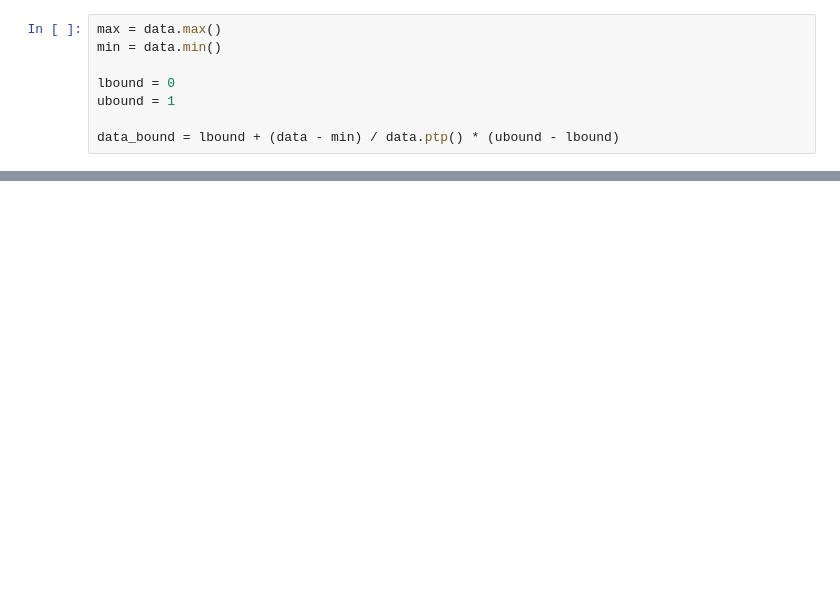
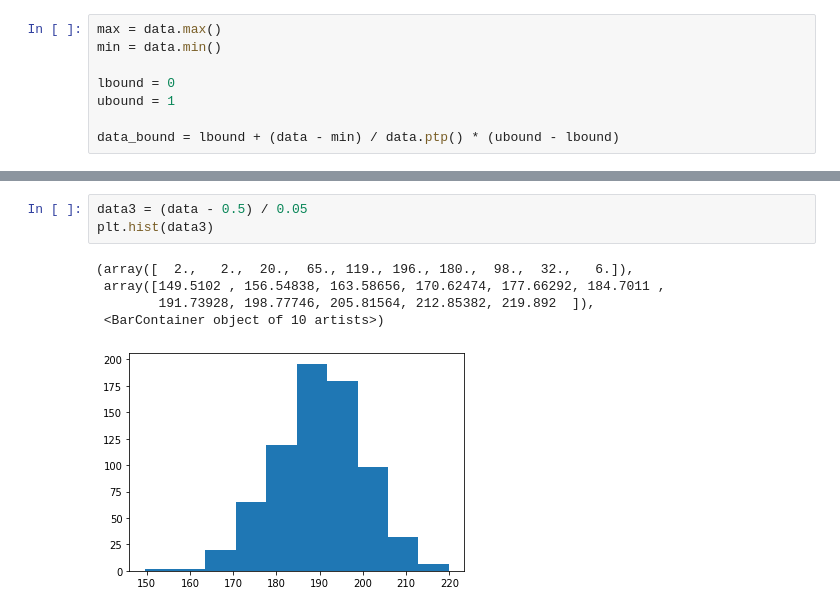
Before and after one commit to luisrlp/biopolymer-networks, a Jupyter notebook: 2_affnet_cl_ai_rnd/random_generators/plot_samples.ipynb, the cells around one changed output, grey strips where cells are left out. Drawn from its saved outputs; the diff is of its cells as text; blank space fills up the shorter version.

```diff
--- a/2_affnet_cl_ai_rnd/random_generators/plot_samples.ipynb
+++ b/2_affnet_cl_ai_rnd/random_generators/plot_samples.ipynb
@@ -79,0 +80,9 @@ array([0.63636364, 0.33333333, 0.39393939, 0.48484848, 0.54545455,
+# %%
+data3 = (data - 0.5) / 0.05
+plt.hist(data3)
+# %% [output]
+(array([  2.,   2.,  20.,  65., 119., 196., 180.,  98.,  32.,   6.]),
+ array([149.5102 , 156.54838, 163.58656, 170.62474, 177.66292, 184.7011 ,
+        191.73928, 198.77746, 205.81564, 212.85382, 219.892  ]),
+ <BarContainer object of 10 artists>)
+[figure, added]
```
Also changed, not shown: parts of 6 cells of this notebook, 13 other files.
